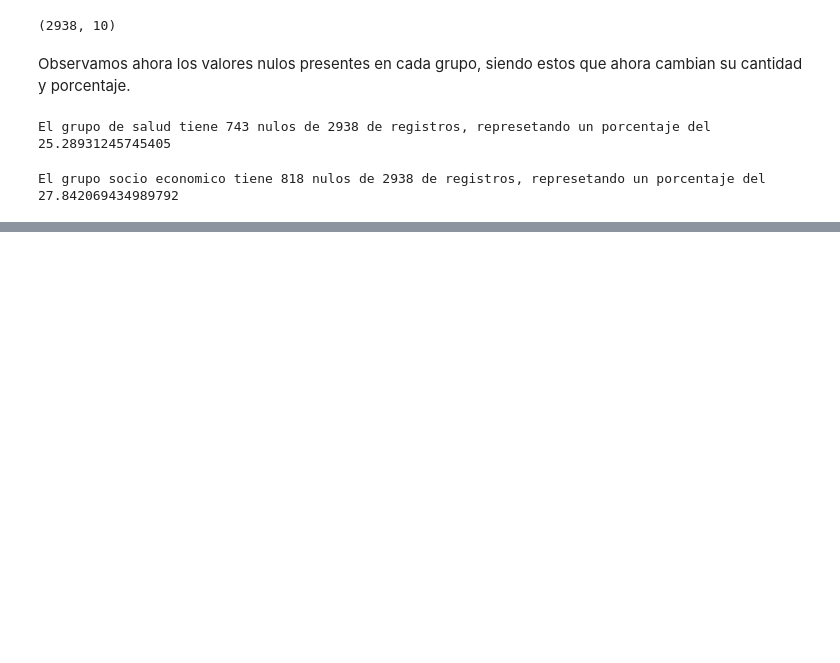
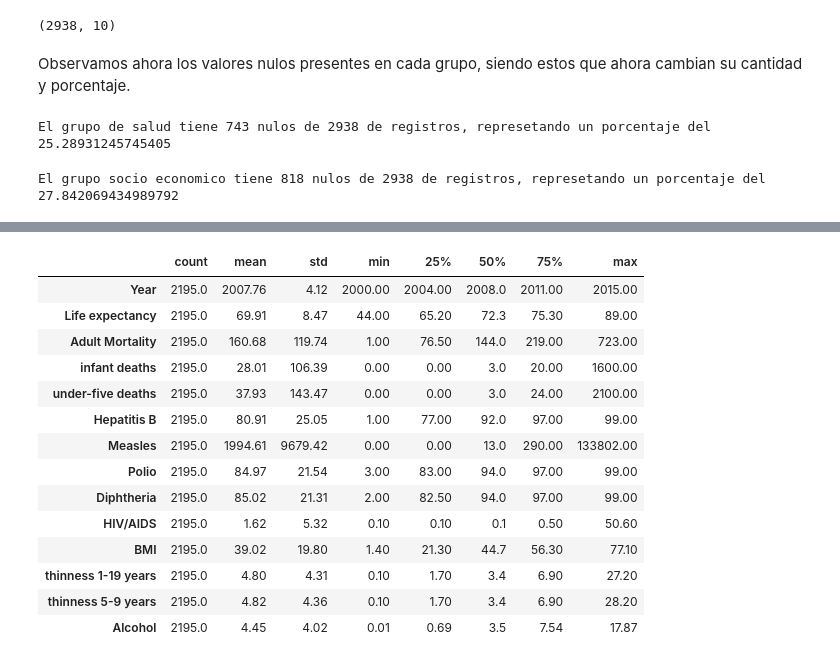
Before and after one commit to cburbano-usgp/grupo3_proyecto_aprendizaje_autom, a Jupyter notebook: Grupo3_proyecto.ipynb, the cells around one changed output, grey strips where cells are left out. Drawn from its saved outputs; the diff is of its cells as text; code cells hidden in the pictures; blank space fills up the shorter version.

```diff
--- a/Grupo3_proyecto.ipynb
+++ b/Grupo3_proyecto.ipynb
@@ -233,0 +290,18 @@ array([0.01, 0.03, 0.02, ..., 2.44, 3.56, 4.57], shape=(1077,))
+# %%
+df_grupo_salud_dropna.describe().T.round(2)
+# %% [output]
+|  | count | mean | std | min | 25% | 50% | 75% | max |
+| Year | 2195.0 | 2007.76 | 4.12 | 2000.00 | 2004.00 | 2008.0 | 2011.00 | 2015.00 |
+| Life expectancy | 2195.0 | 69.91 | 8.47 | 44.00 | 65.20 | 72.3 | 75.30 | 89.00 |
+| Adult Mortality | 2195.0 | 160.68 | 119.74 | 1.00 | 76.50 | 144.0 | 219.00 | 723.00 |
+| infant deaths | 2195.0 | 28.01 | 106.39 | 0.00 | 0.00 | 3.0 | 20.00 | 1600.00 |
+| under-five deaths | 2195.0 | 37.93 | 143.47 | 0.00 | 0.00 | 3.0 | 24.00 | 2100.00 |
+| Hepatitis B | 2195.0 | 80.91 | 25.05 | 1.00 | 77.00 | 92.0 | 97.00 | 99.00 |
+| Measles | 2195.0 | 1994.61 | 9679.42 | 0.00 | 0.00 | 13.0 | 290.00 | 133802.00 |
+| Polio | 2195.0 | 84.97 | 21.54 | 3.00 | 83.00 | 94.0 | 97.00 | 99.00 |
+| Diphtheria | 2195.0 | 85.02 | 21.31 | 2.00 | 82.50 | 94.0 | 97.00 | 99.00 |
+| HIV/AIDS | 2195.0 | 1.62 | 5.32 | 0.10 | 0.10 | 0.1 | 0.50 | 50.60 |
+| BMI | 2195.0 | 39.02 | 19.80 | 1.40 | 21.30 | 44.7 | 56.30 | 77.10 |
+| thinness 1-19 years | 2195.0 | 4.80 | 4.31 | 0.10 | 1.70 | 3.4 | 6.90 | 27.20 |
+| thinness 5-9 years | 2195.0 | 4.82 | 4.36 | 0.10 | 1.70 | 3.4 | 6.90 | 28.20 |
+| Alcohol | 2195.0 | 4.45 | 4.02 | 0.01 | 0.69 | 3.5 | 7.54 | 17.87 |
```
Also changed, not shown: parts of 6 cells of this notebook.
